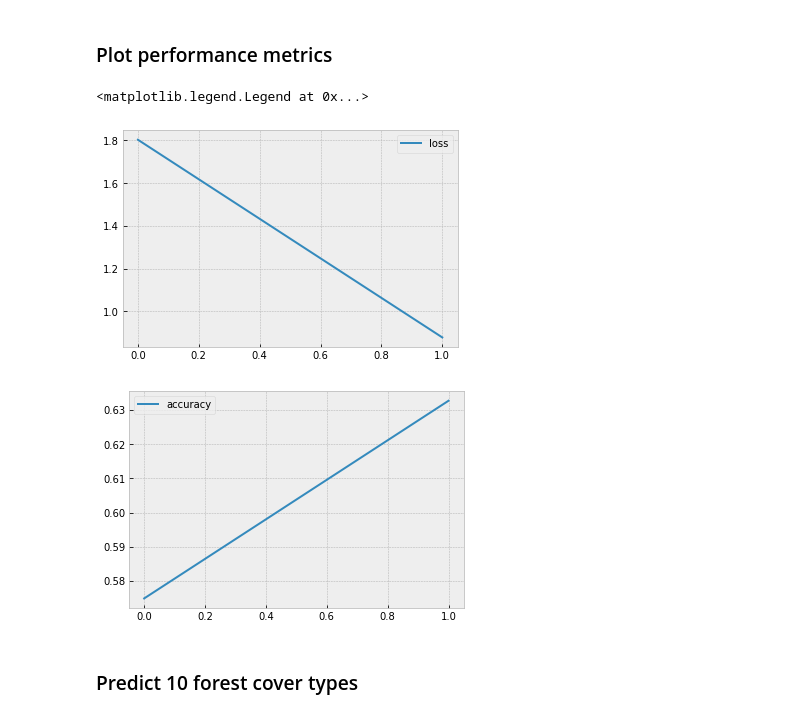
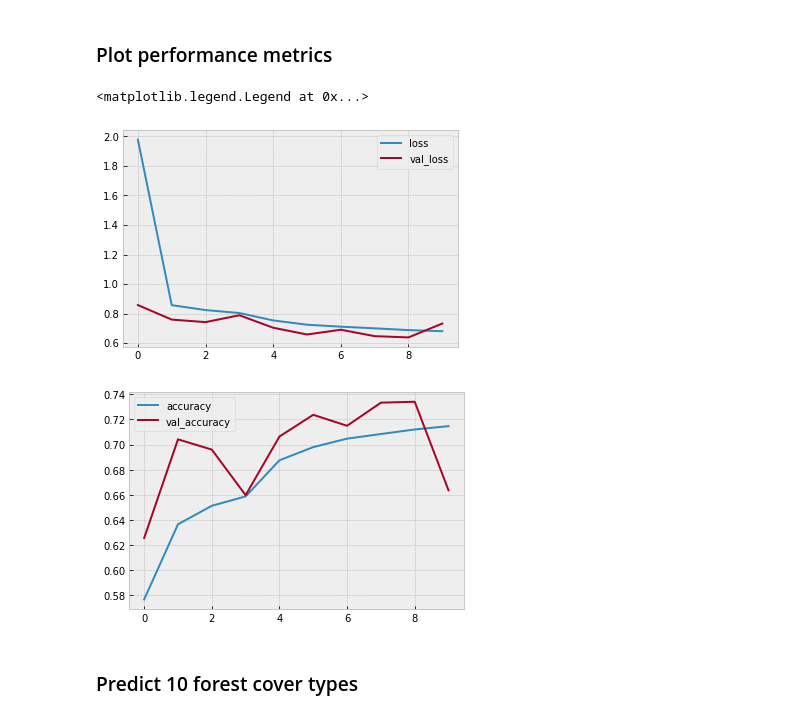
Before and after one commit to jaimeggb/Forest-Cover-Classification, a Jupyter notebook: dlsp-portfolio-starter-code/dlsp-portfolio-starter-code/CoverType-classification.ipynb, the cells around one changed output. Drawn from its saved outputs; the diff is of its cells as text; code cells hidden in the pictures.

Commit message:
Ran 10 epochs, test_accuracy: 0.66

```diff
--- a/dlsp-portfolio-starter-code/dlsp-portfolio-starter-code/CoverType-classification.ipynb
+++ b/dlsp-portfolio-starter-code/dlsp-portfolio-starter-code/CoverType-classification.ipynb
@@ -302,5 +302,5 @@ model.compile(optimizer='adam',
 
 history= model.fit(train_ds,
           validation_data=val_ds,
-          epochs=2)
+          epochs=10)
 # %% [output]
@@ -350,15 +332,17 @@ Accuracy 0.6756710410118103
 # %%
 plt.figure()
 plt.plot(history.history['loss'], label= 'loss' )
+plt.plot(history.history['val_loss'], label= 'val_loss' )
 plt.legend()
 
 plt.figure()
 plt.plot(history.history['accuracy'], label= 'accuracy' )
+plt.plot(history.history['val_accuracy'], label= 'val_accuracy' )
 plt.legend()
 # %% [output]
 <matplotlib.legend.Legend at 0x...>
-[figure, old version]
+[figure, new version]
-[figure, old version]
+[figure, new version]
 # %% [markdown]
 ### Predict 10 forest cover types
 # %%
```
Also changed, not shown: parts of 7 cells of this notebook.
